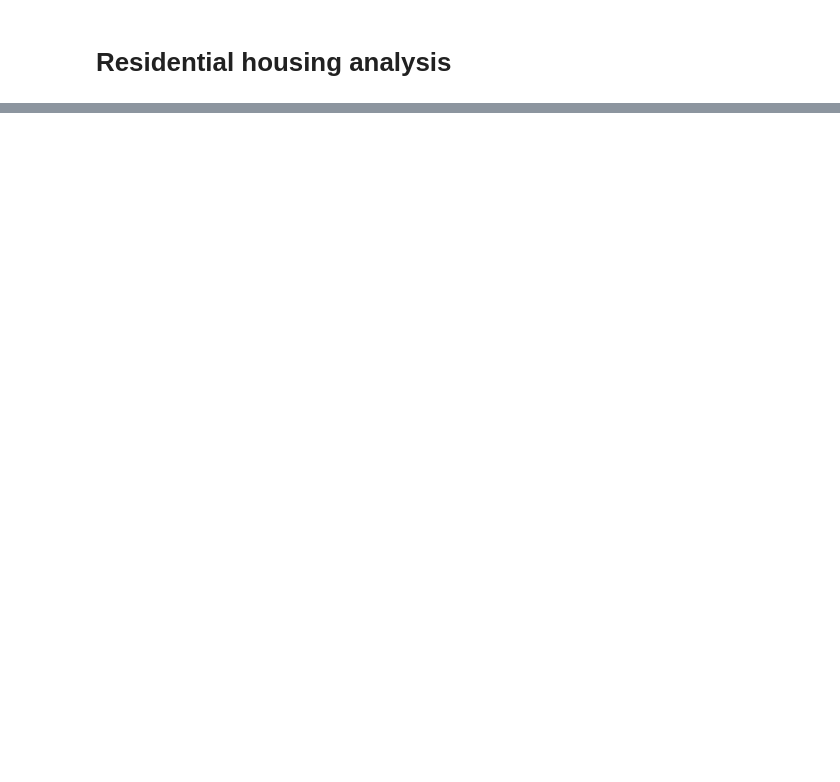
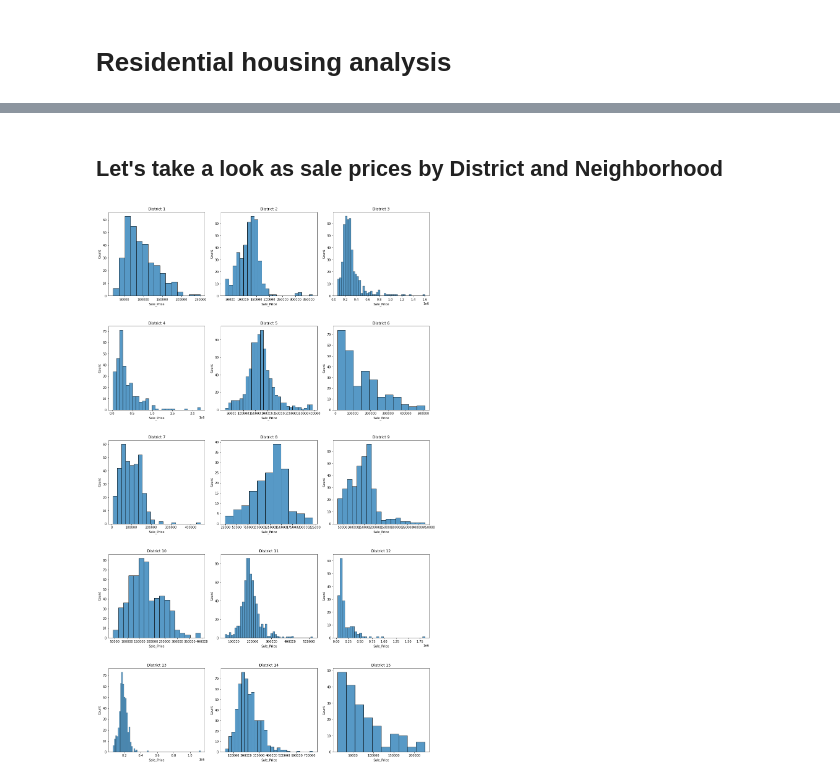
Before and after one commit to KalebMaraccini/PortfolioProjects, a Jupyter notebook: mil_housing_sales.ipynb, the cells around one changed output, grey strips where cells are left out. Saved outputs shown, nothing was run; the diff lists cells and outputs as text; code cells hidden in the pictures; blank space fills up the shorter version.

```diff
--- a/mil_housing_sales.ipynb
+++ b/mil_housing_sales.ipynb
@@ -46,4 +49,12 @@ Data columns (total 20 columns):
 dtypes: float64(11), object(9)
 memory usage: 993.1+ KB
 None
+# %%
+# convert 'FinishedSqft', 'Lotsize' , & 'Sale_price' to numeric values
+df['Finished_Sqft']= df['FinishedSqft'].replace(',','', regex=True).apply(pd.to_numeric,errors='coerce')
+df['Lot_Size']= df['Lotsize'].replace(',','', regex=True).apply(pd.to_numeric,errors='coerce')
+df['Sale_Price']= df['Sale_price'].str.strip('$').replace(',','', regex=True).apply(pd.to_numeric,errors='coerce')
+
+# Convert sale date to datetime type
+df['Date'] = pd.to_datetime(df['Sale_date'])
 # %% [markdown]
@@ -81,0 +101,6 @@ Name: CondoProject, Length: 185, dtype: int64
+# %%
+# Row 6354 is blank and can be removed
+df1 = df.drop(axis=0,index=6354)
+
+# While we're at it, lets drop the columns we converted to floats earlier
+df1.drop(['FinishedSqft','Lotsize','Sale_price'], axis = 1, inplace = True)
@@ -663,0 +591,10 @@ plt.show()
+# %%
+res_styles=['Ranch', 'Cape Cod', 'Res O/S A & 1/2', 'Milwaukee Bungalow', 'Duplex O/S', 'Mid RIse 4-12 Stories'
+            , 'Dplx Bungalow', 'Colonial', 'Duplex N/S', 'Low Rise 1-3 Stories', 'Residence O/S 2sty+', 'Cottage'
+            , 'Condo Townhouse', 'High Rise > 12 Stories', 'Townhouse'
+            , 'Triplex', 'Multiple Residential Bldgs','Duplex-Cottage', 'Tudor'
+            , 'Split Level', 'Res O/S 1 Story'
+            ,  'Mansion','Bi-Level', 'Condo Duplex', 'Condo Ranch'
+            , 'Townhouse Apartment', 'Residence With Commercial Usage'
+            , 'Condo BI/TRI Level', 'R/M (Res. Multiple) or Rooming House']
+house = df2.loc[df2['Style'].isin(res_styles),:]
@@ -663,0 +635,14 @@ plt.show()
+# %% [markdown]
+## Let's take a look as sale prices by District and Neighborhood
+# %%
+# Let's look at the distributions of Sale price by district
+
+fig, axs = plt.subplots(nrows=5, ncols=3, figsize=(15, 25))
+index = 0
+axs = axs.flatten()
+for i in range(1,16):
+    sns.histplot(house.loc[house['District']==i,'Sale_Price'], ax=axs[index]).set_title('District {}'.format(i))
+    index += 1
+plt.tight_layout(pad=0.4, w_pad=0.5, h_pad=5.0)
+# %% [output]
+[figure, added]
```
Also changed, not shown: parts of 49 cells of this notebook.
